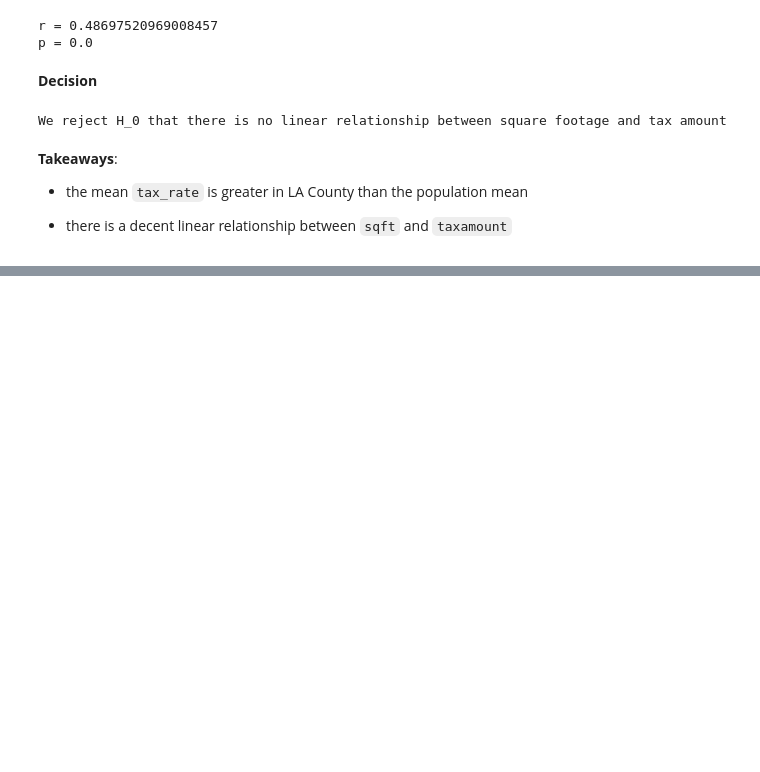
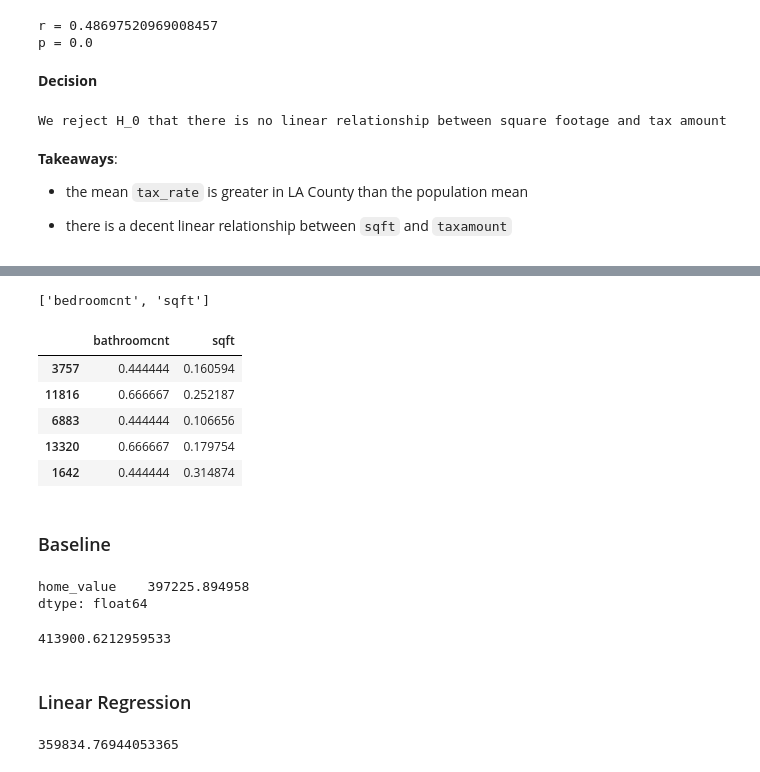
Before and after one commit to Brandon-Martinez27/zillow_regression_project, a Jupyter notebook: zillow_notebook_b.ipynb, the cells around one changed output, grey strips where cells are left out. Saved outputs shown, nothing was run; the diff lists cells and outputs as text; code cells hidden in the pictures; blank space fills up the shorter version.

```diff
--- a/zillow_notebook_b.ipynb
+++ b/zillow_notebook_b.ipynb
@@ -380,0 +400,54 @@ We reject H_0 that there is no linear relationship between square footage and ta
+# %%
+# select the top 2 features based on RFE in model_b.py
+model_b.rfe(X_train_scaled, y_train, 2)
+# %% [output]
+['bedroomcnt', 'sqft']
+# %%
+# Split into X and y data frames (BEST FEATURES)
+
+cols_to_drop = ['yearbuilt', 'bedroomcnt']
+
+X_train_best = X_train_scaled.drop(columns=cols_to_drop)
+X_validate_best = X_validate_scaled.drop(columns=cols_to_drop)
+X_test_best = X_test_scaled.drop(columns=cols_to_drop)
+# %%
+X_train_best.head()
+# %% [output]
+|  | bathroomcnt | sqft |
+| 3757 | 0.444444 | 0.160594 |
+| 11816 | 0.666667 | 0.252187 |
+| 6883 | 0.444444 | 0.106656 |
+| 13320 | 0.666667 | 0.179754 |
+| 1642 | 0.444444 | 0.314874 |
+# %% [markdown]
+### Baseline
+# %%
+# using the mean for home_value
+np.mean(y_train)
+# %% [output]
+home_value    397225.894958
+dtype: float64
+# %%
+# establish baseline metrics for comparison
+from sklearn.metrics import mean_squared_error
+from math import sqrt
+
+baseline_rmse = sqrt(mean_squared_error(y_train, np.full(y_train.shape[0], np.mean(y_train))))
+baseline_rmse
+# %% [output]
+413900.6212959533
+# %% [markdown]
+### Linear Regression
+# %%
+#fit the model
+lm = LinearRegression(normalize=True)\
+.fit(X_train_best, y_train)
+
+# predict train observations
+lm_pred = lm.predict(X_train_best)
+
+# evaluate train: compute root mean squared error
+lm_rmse = sqrt(mean_squared_error(y_train, lm_pred))
+lm_rmse
+# %% [output]
+359834.76944053365
```
Also changed, not shown: parts of 22 cells of this notebook, 1 other file.
